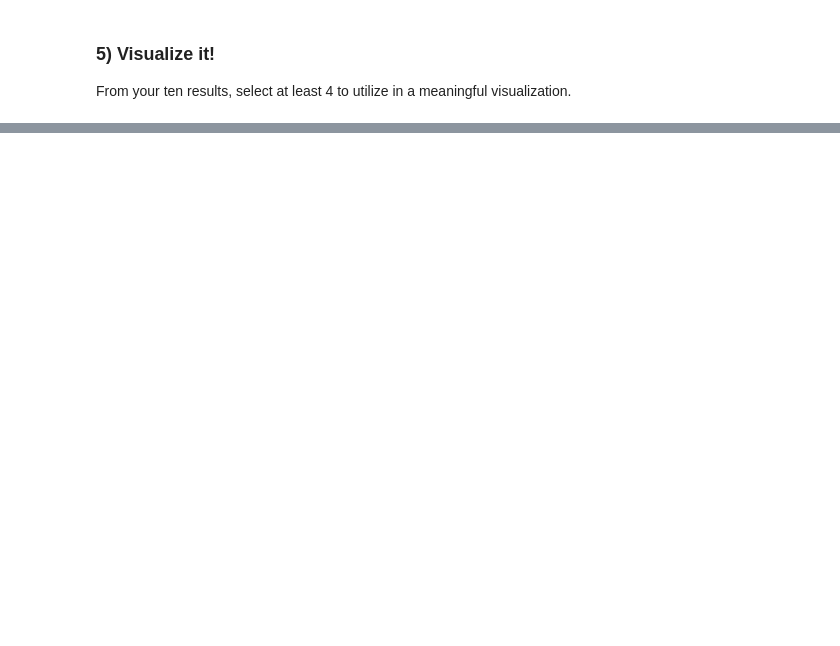
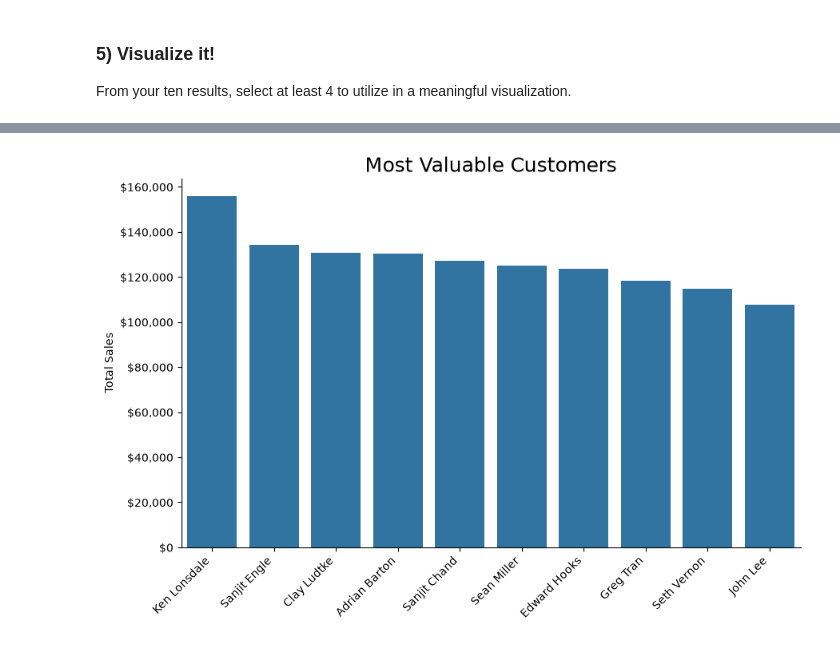
Before and after one commit to JishGorft/CY_DA_Mod3, a Jupyter notebook: Week4/notebooks/superstore_sales_workflow.ipynb, the cells around one changed output, grey strips where cells are left out. Saved outputs shown, nothing was run; the diff lists cells and outputs as text; code cells hidden in the pictures; blank space fills up the shorter version.

```diff
--- a/Week4/notebooks/superstore_sales_workflow.ipynb
+++ b/Week4/notebooks/superstore_sales_workflow.ipynb
@@ -346,3 +423,22 @@ plt.show()
+# %%
+# visualization two code here
+
+# result2
+# top ten most valuable customers
+
+
+plt.figure(figsize=(10,6))
+sns.barplot(result2, x='customer_name', y='total_sales')
+plt.title('Most Valuable Customers',fontsize=18)
+plt.xlabel(None)
+plt.ylabel('Total Sales')
+ax = plt.gca()
+ax.yaxis.set_major_formatter(mticker.FuncFormatter(lambda x, _: f'${x:,.0f}'))
+ax.tick_params("x", rotation=45, rotation_mode="xtick")
+sns.despine()
+plt.show()
+# %% [output]
+[figure, added]
 # %%
 # visualization three code here
 # %%
```
Also changed, not shown: parts of 12 cells of this notebook.
